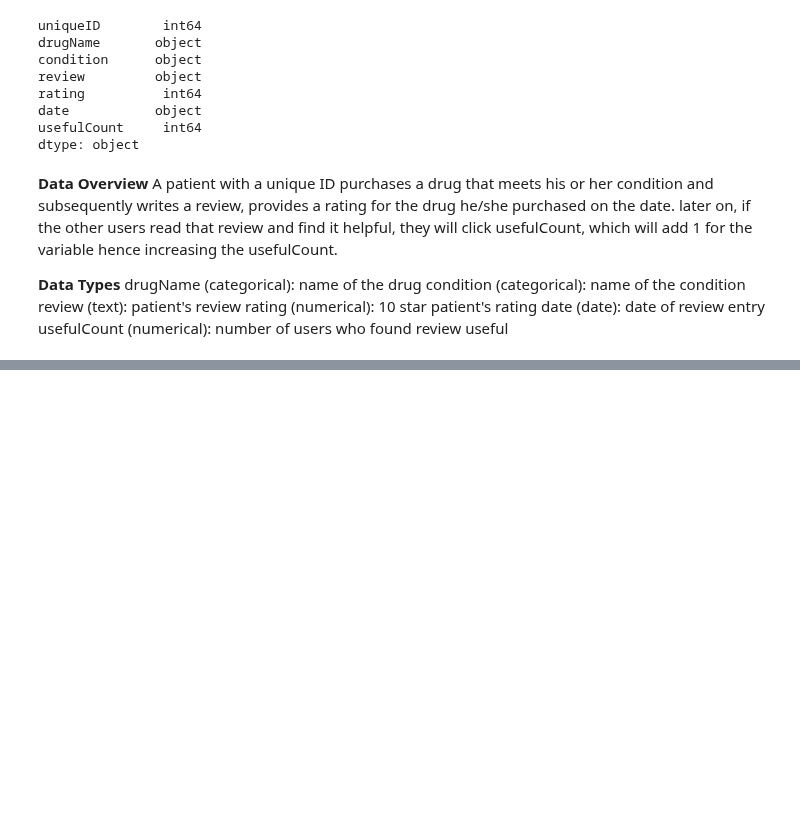
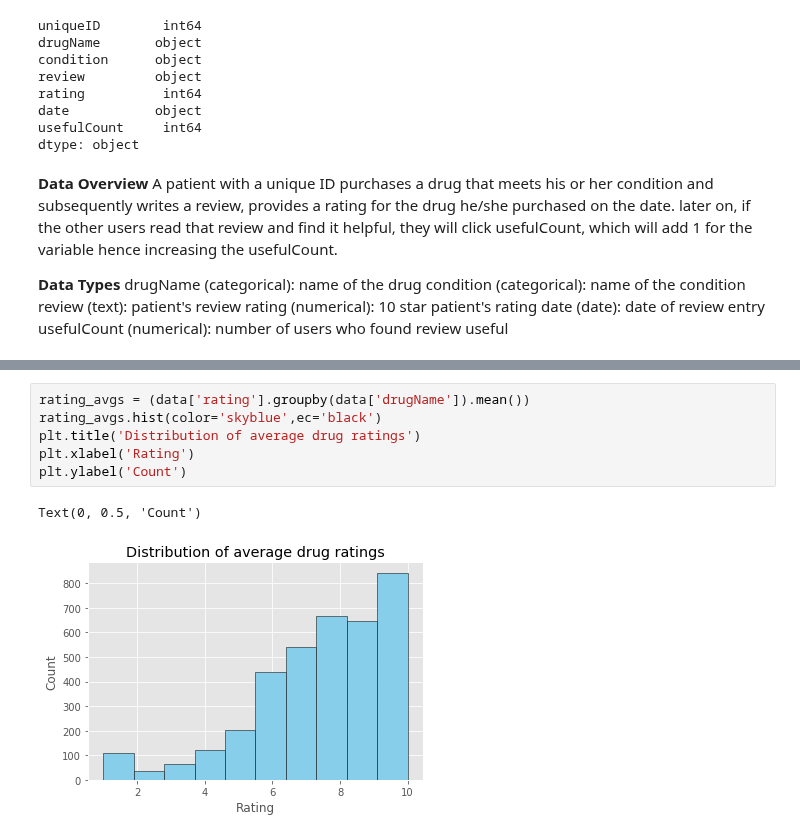
Before and after one commit to vgorrepa/Big_Data_Final_Project, a Jupyter notebook: CIND_820_Project.ipynb, the cells around one changed output, grey strips where cells are left out. Drawn from its saved outputs; the diff is of its cells as text; blank space fills up the shorter version.

```diff
--- a/CIND_820_Project.ipynb
+++ b/CIND_820_Project.ipynb
@@ -128,0 +153,9 @@ Text(0.5, 1.0, 'Count of rating values Test Data')
+# %%
+rating_avgs = (data['rating'].groupby(data['drugName']).mean())
+rating_avgs.hist(color='skyblue',ec='black')
+plt.title('Distribution of average drug ratings')
+plt.xlabel('Rating')
+plt.ylabel('Count')
+# %% [output]
+Text(0, 0.5, 'Count')
+[figure, added]
```
Also changed, not shown: parts of 27 cells of this notebook.
